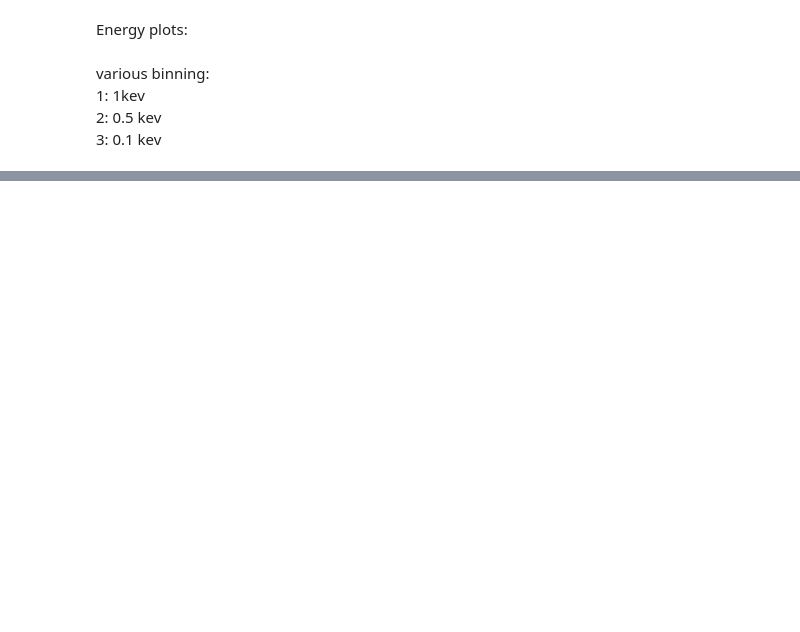
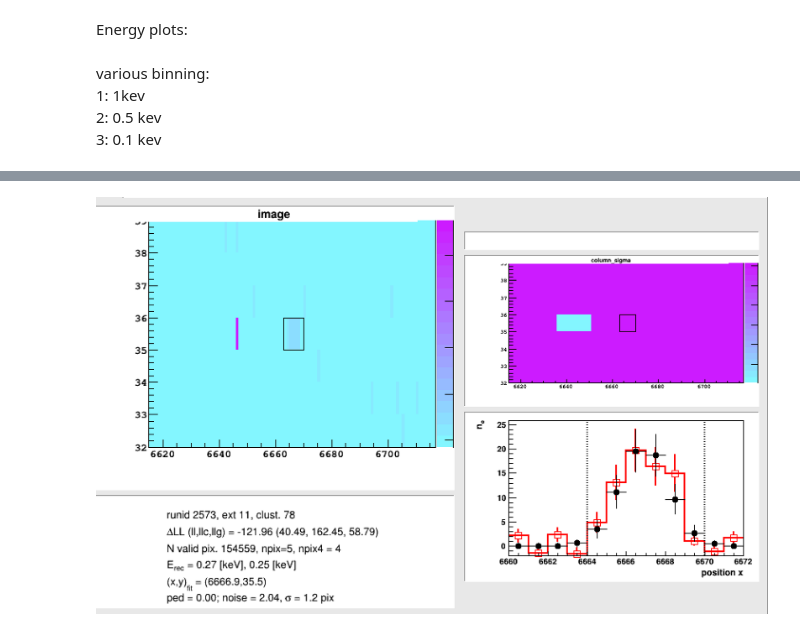
Before and after one commit to rgaior/damic100, a Jupyter notebook: eventspres.ipynb, the cells around one changed output, grey strips where cells are left out. Cells and saved outputs as stored; diff of their text form; code cells hidden in the pictures; blank space fills up the shorter version.

```diff
--- a/eventspres.ipynb
+++ b/eventspres.ipynb
@@ -123,0 +134,5 @@ show(p)
+# %%
+from IPython.display import Image
+Image(filename='./images/2573_11.png')
+# %% [output]
+[figure, added]
```
Also changed, not shown: parts of 28 cells of this notebook, 5 other files.
